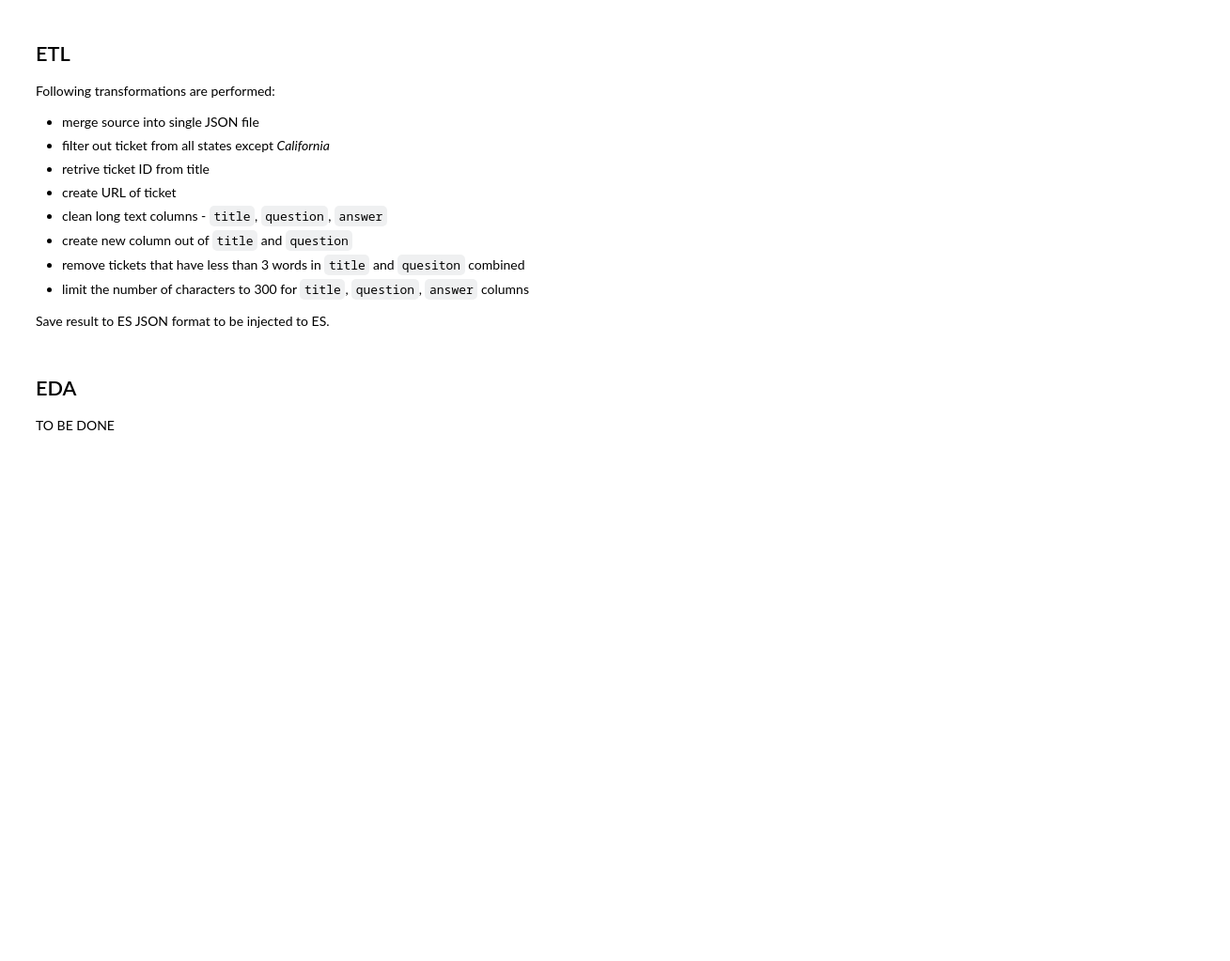
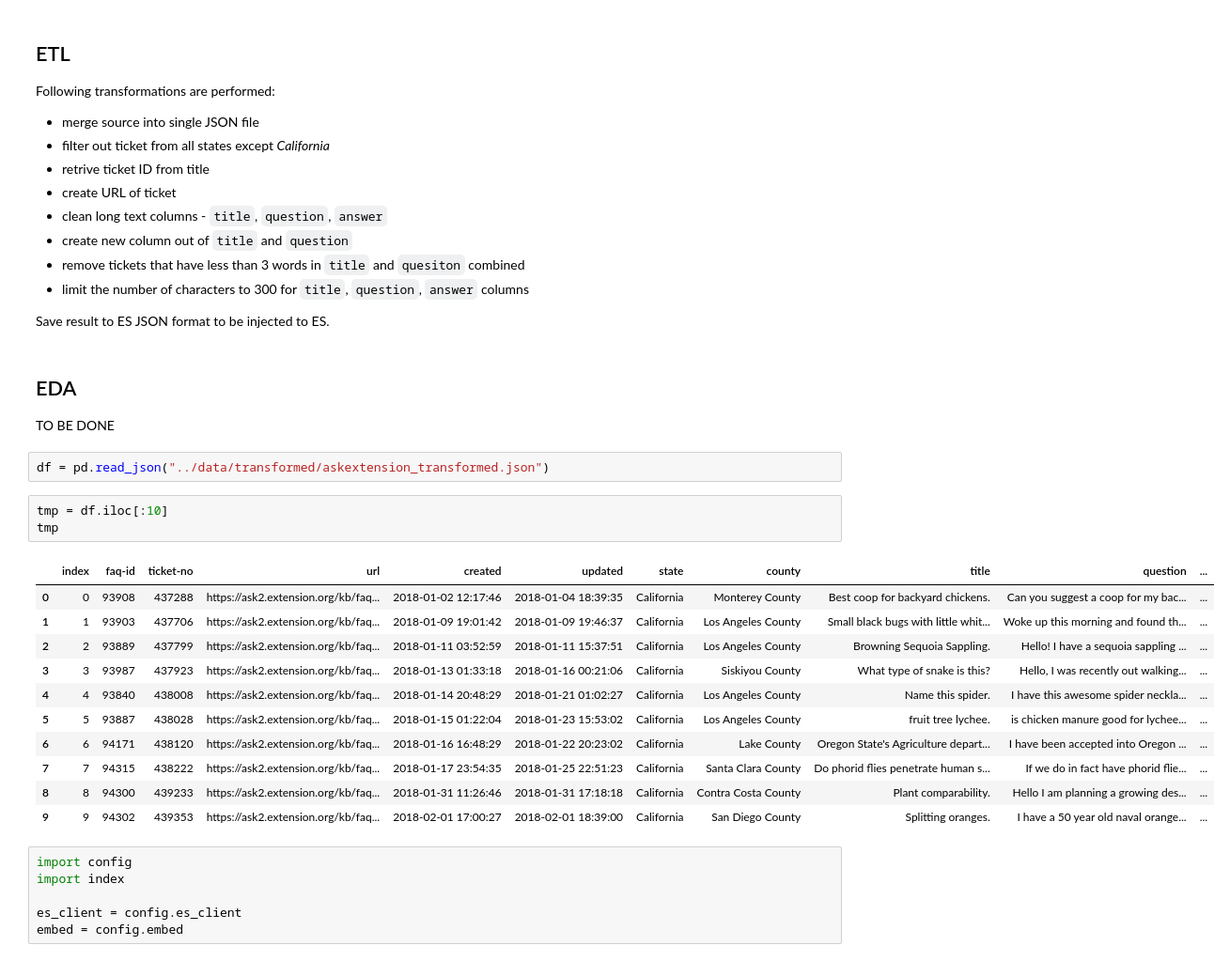
Before and after one commit to biddy1618/askchatbot, a Jupyter notebook: es/src/eda_askextension.ipynb, the cells around one changed output. Shown: that part at 94% size. Drawn from its saved outputs; the diff is of its cells as text; blank space fills up the shorter version.

Commit message:
Minor - ES test for askextension data

```diff
--- a/es/src/eda_askextension.ipynb
+++ b/es/src/eda_askextension.ipynb
@@ -73,3 +73,26 @@ Save result to ES JSON format to be injected to ES.
 ## EDA
 
 TO BE DONE
+# %%
+df = pd.read_json("../data/transformed/askextension_transformed.json")
+# %%
+tmp = df.iloc[:10]
+tmp
+# %% [output]
+|  | index | faq-id | ticket-no | url | created | updated | state | county | title | question | ... |
+| 0 | 0 | 93908 | 437288 | https://ask2.extension.org/kb/faq... | 2018-01-02 12:17:46 | 2018-01-04 18:39:35 | California | Monterey County | Best coop for backyard chickens. | Can you suggest a coop for my bac... | ... |
+| 1 | 1 | 93903 | 437706 | https://ask2.extension.org/kb/faq... | 2018-01-09 19:01:42 | 2018-01-09 19:46:37 | California | Los Angeles County | Small black bugs with little whit... | Woke up this morning and found th... | ... |
+| 2 | 2 | 93889 | 437799 | https://ask2.extension.org/kb/faq... | 2018-01-11 03:52:59 | 2018-01-11 15:37:51 | California | Los Angeles County | Browning Sequoia Sappling. | Hello! I have a sequoia sappling ... | ... |
+| 3 | 3 | 93987 | 437923 | https://ask2.extension.org/kb/faq... | 2018-01-13 01:33:18 | 2018-01-16 00:21:06 | California | Siskiyou County | What type of snake is this? | Hello, I was recently out walking... | ... |
+| 4 | 4 | 93840 | 438008 | https://ask2.extension.org/kb/faq... | 2018-01-14 20:48:29 | 2018-01-21 01:02:27 | California | Los Angeles County | Name this spider. | I have this awesome spider neckla... | ... |
+| 5 | 5 | 93887 | 438028 | https://ask2.extension.org/kb/faq... | 2018-01-15 01:22:04 | 2018-01-23 15:53:02 | California | Los Angeles County | fruit tree lychee. | is chicken manure good for lychee... | ... |
+| 6 | 6 | 94171 | 438120 | https://ask2.extension.org/kb/faq... | 2018-01-16 16:48:29 | 2018-01-22 20:23:02 | California | Lake County | Oregon State's Agriculture depart... | I have been accepted into Oregon ... | ... |
+| 7 | 7 | 94315 | 438222 | https://ask2.extension.org/kb/faq... | 2018-01-17 23:54:35 | 2018-01-25 22:51:23 | California | Santa Clara County | Do phorid flies penetrate human s... | If we do in fact have phorid flie... | ... |
+| 8 | 8 | 94300 | 439233 | https://ask2.extension.org/kb/faq... | 2018-01-31 11:26:46 | 2018-01-31 17:18:18 | California | Contra Costa County | Plant comparability. | Hello I am planning a growing des... | ... |
+| 9 | 9 | 94302 | 439353 | https://ask2.extension.org/kb/faq... | 2018-02-01 17:00:27 | 2018-02-01 18:39:00 | California | San Diego County | Splitting oranges. | I have a 50 year old naval orange... | ... |
+# %%
+import config
+import index
+
+es_client = config.es_client
+embed = config.embed
```
Also changed, not shown: parts of 15 cells of this notebook, 9 other files.
